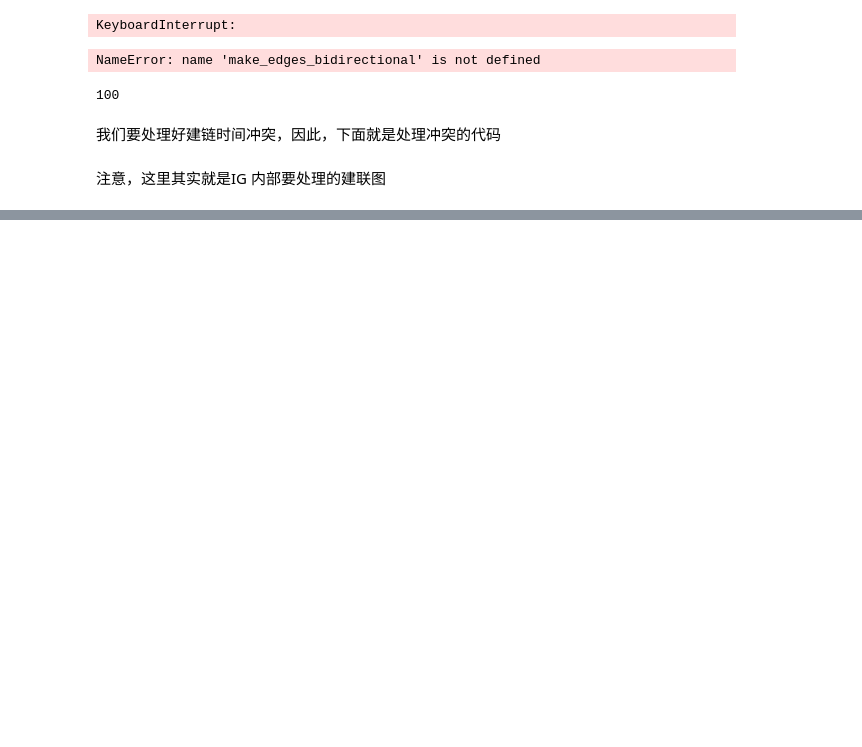
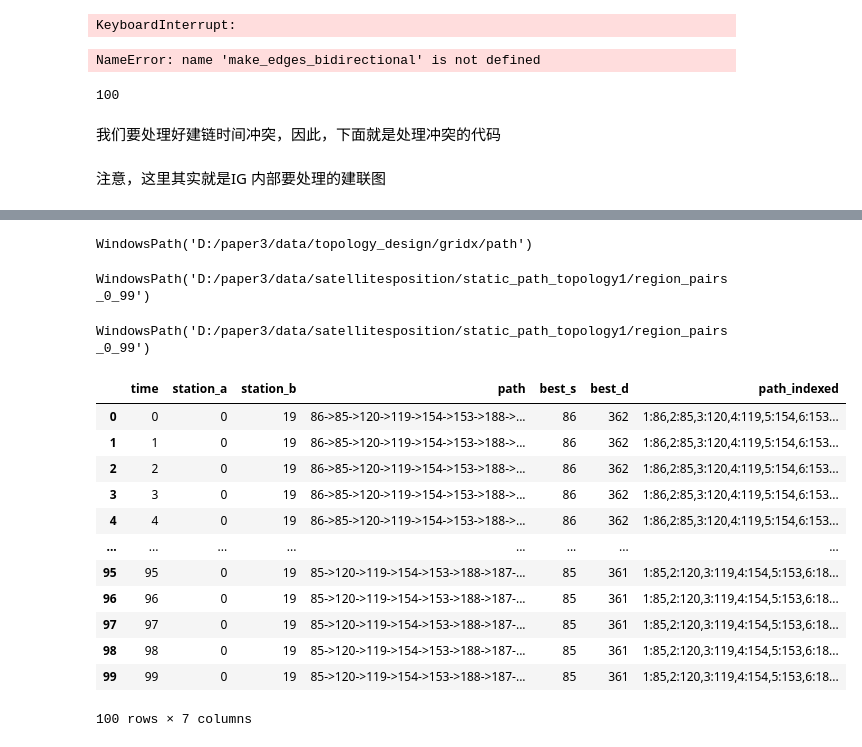
Before and after one commit to yfh667/generic, a Jupyter notebook: notebook/design_grid+new.ipynb, the cells around one changed output, grey strips where cells are left out. Drawn from its saved outputs; the diff is of its cells as text; code cells hidden in the pictures; blank space fills up the shorter version.

Commit message:
we have achieve the motif design and the shortest path export

```diff
--- a/notebook/design_grid+new.ipynb
+++ b/notebook/design_grid+new.ipynb
@@ -650,0 +714,29 @@ path_by_step[0]
+# %%
+# =========================
+# A) 循环外：准备 region station 列表 + 一次性解析 series
+# =========================
+import src.model.plot_2city_shortest_path as plot_2city_shortest_path
+from src.config.viewer_config import G60_CONFIG
+from src.io import read_snap_xml
+
+region_a_gid = 0   # region1
+region_b_gid = 1   # region2
+
+region_a_stations = list(G60_CONFIG.station_groups[region_a_gid]["stations"])
+region_b_stations = list(G60_CONFIG.station_groups[region_b_gid]["stations"])
+
+# 如果你要严格用 1..11 和 12..21，请改成：
+# region_a_stations = list(range(1, 12))
+# region_b_stations = list(range(12, 22))
+
+all_station_ids = sorted(set(region_a_stations) | set(region_b_stations))
+
+# 你的 TOTAL_END 在外层循环是“右开”，所以这里用 TOTAL_END-1 做闭区间
+series_list = read_snap_xml.parse_station_timeseries(
+    xml_file, all_station_ids, RAW_START, RAW_END - 1
+)
+series_by_station = {sid: ts for sid, ts in zip(all_station_ids, series_list)}
+
+print("regionA stations:", region_a_stations)
+print("regionB stations:", region_b_stations)
+print("total station pairs:", len(region_a_stations) * len(region_b_stations))
@@ -664,9 +1012,38 @@ FIGURE_DIR
+# %%
+FIGURE_DIR = BASEDIR / Topology_DIR / Topology_Version/"path"
+FIGURE_DIR.mkdir(parents=True, exist_ok=True)  # 不存在就创建（包含父目录）
+# %%
+FIGURE_DIR
+# %% [output]
+WindowsPath('D:/paper3/data/topology_design/gridx/path')
+# %%
+data_DIR = Path(FIGURE_DIR) / "region_pairs_0_99"   # 你导出的原始 csv 目录
+# %%
+data_DIR
+# %% [output]
+WindowsPath('D:/paper3/data/satellitesposition/static_path_topology1/region_pairs_0_99')
+# %%
+data_DIR
+# %% [output]
+WindowsPath('D:/paper3/data/satellitesposition/static_path_topology1/region_pairs_0_99')
 # %%
-FIGURE_DIR = BASEDIR / VERSION1 /"path"
-FIGURE_DIR.mkdir(parents=True, exist_ok=True)  # 不存在就创建（包含父目录）
 
-start_ts =0
+# data_DIR = Path(FIGURE_DIR) / "region1_to_region2_0_100"   # 你导出的原始 csv 目录
 
-end_ts =177
+df = read_pair_csv(data_DIR / "region1--station0-region2--station19.csv")
 # %%
-FIGURE_DIR
+df
+# %% [output]
+|  | time | station_a | station_b | path | best_s | best_d | path_indexed |
+| 0 | 0 | 0 | 19 | 86->85->120->119->154->153->188->... | 86 | 362 | 1:86,2:85,3:120,4:119,5:154,6:153... |
+| 1 | 1 | 0 | 19 | 86->85->120->119->154->153->188->... | 86 | 362 | 1:86,2:85,3:120,4:119,5:154,6:153... |
+| 2 | 2 | 0 | 19 | 86->85->120->119->154->153->188->... | 86 | 362 | 1:86,2:85,3:120,4:119,5:154,6:153... |
+| 3 | 3 | 0 | 19 | 86->85->120->119->154->153->188->... | 86 | 362 | 1:86,2:85,3:120,4:119,5:154,6:153... |
+| 4 | 4 | 0 | 19 | 86->85->120->119->154->153->188->... | 86 | 362 | 1:86,2:85,3:120,4:119,5:154,6:153... |
+| ... | ... | ... | ... | ... | ... | ... | ... |
+| 95 | 95 | 0 | 19 | 85->120->119->154->153->188->187-... | 85 | 361 | 1:85,2:120,3:119,4:154,5:153,6:18... |
+| 96 | 96 | 0 | 19 | 85->120->119->154->153->188->187-... | 85 | 361 | 1:85,2:120,3:119,4:154,5:153,6:18... |
+| 97 | 97 | 0 | 19 | 85->120->119->154->153->188->187-... | 85 | 361 | 1:85,2:120,3:119,4:154,5:153,6:18... |
+| 98 | 98 | 0 | 19 | 85->120->119->154->153->188->187-... | 85 | 361 | 1:85,2:120,3:119,4:154,5:153,6:18... |
+| 99 | 99 | 0 | 19 | 85->120->119->154->153->188->187-... | 85 | 361 | 1:85,2:120,3:119,4:154,5:153,6:18... |
+100 rows × 7 columns
```
Also changed, not shown: parts of 42 cells of this notebook, 8 other files.
